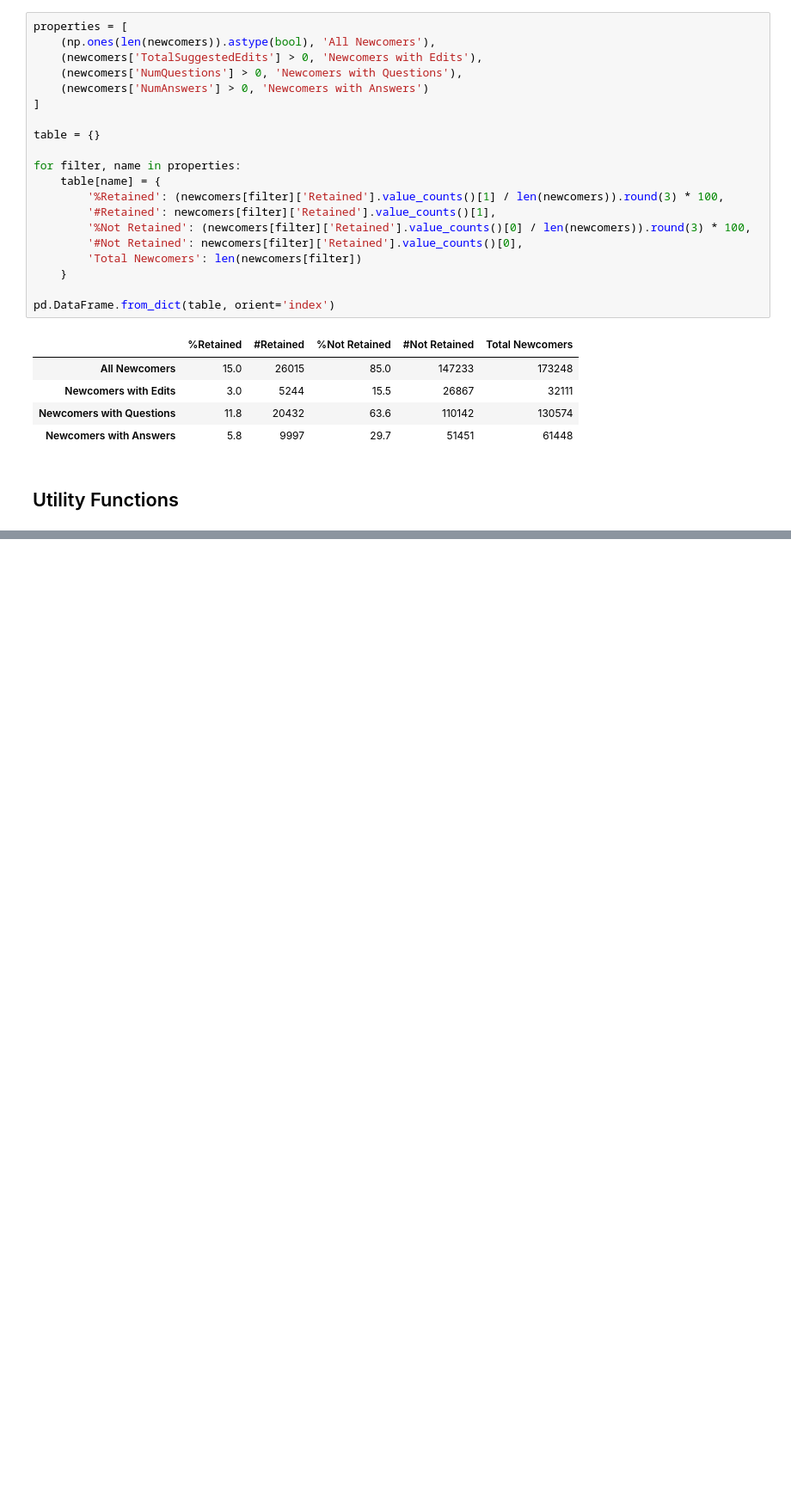
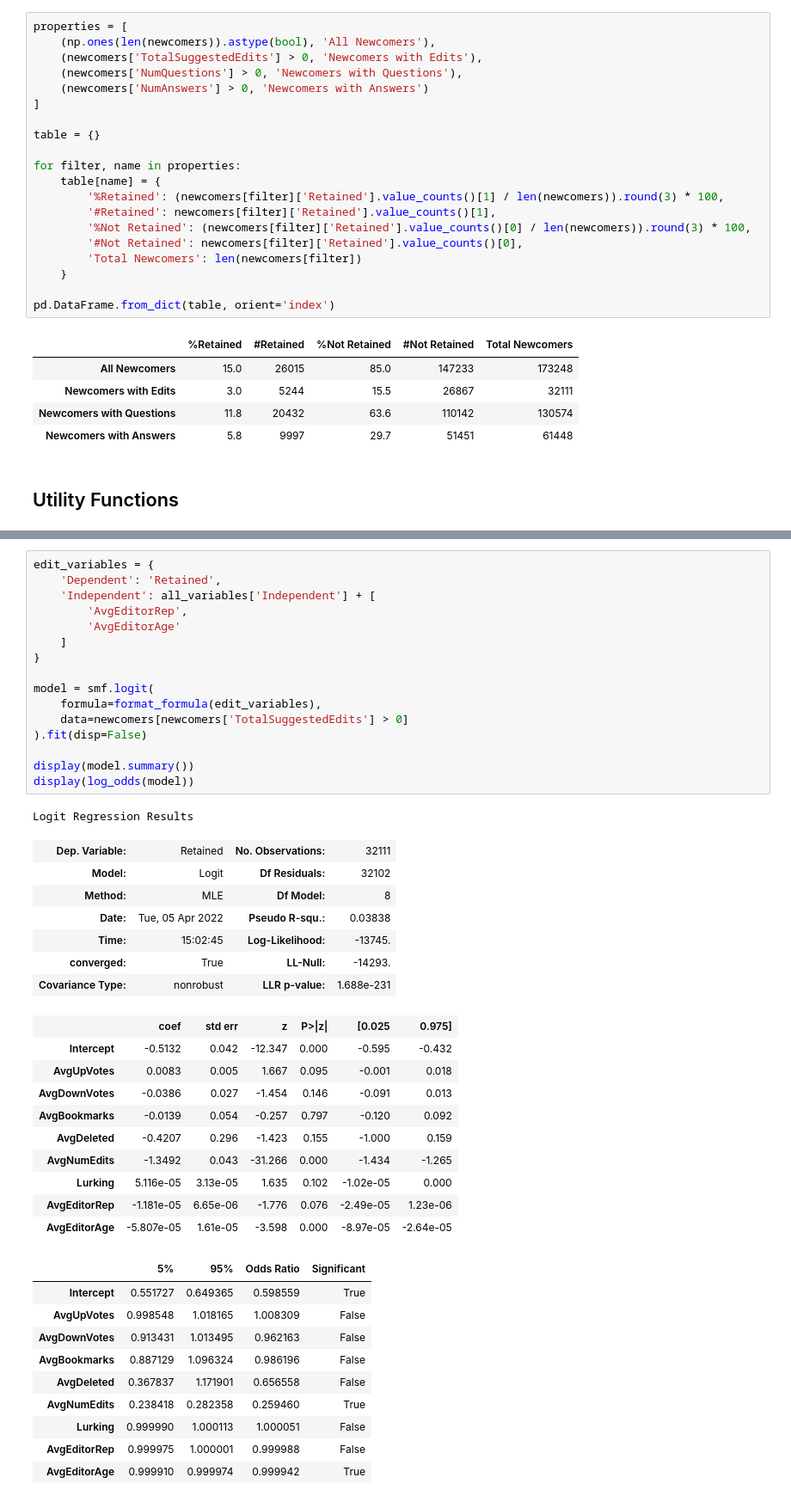
Before and after one commit to jackiec1998/cs565-final-project, a Jupyter notebook: newcomers.ipynb, the cells around one changed output, grey strips where cells are left out. Shown: that part at 86% size. Saved outputs shown, nothing was run; the diff lists cells and outputs as text; blank space fills up the shorter version.

```diff
--- a/newcomers.ipynb
+++ b/newcomers.ipynb
@@ -366,0 +275,45 @@ Logit Regression Results
+# %%
+edit_variables = {
+    'Dependent': 'Retained',
+    'Independent': all_variables['Independent'] + [
+        'AvgEditorRep',
+        'AvgEditorAge'
+    ]
+}
+
+model = smf.logit(
+    formula=format_formula(edit_variables),
+    data=newcomers[newcomers['TotalSuggestedEdits'] > 0]
+).fit(disp=False)
+
+display(model.summary())
+display(log_odds(model))
+# %% [output]
+Logit Regression Results
+| Dep. Variable: | Retained | No. Observations: | 32111 |
+| Model: | Logit | Df Residuals: | 32102 |
+| Method: | MLE | Df Model: | 8 |
+| Date: | Tue, 05 Apr 2022 | Pseudo R-squ.: | 0.03838 |
+| Time: | 15:02:45 | Log-Likelihood: | -13745. |
+| converged: | True | LL-Null: | -14293. |
+| Covariance Type: | nonrobust | LLR p-value: | 1.688e-231 |
+|  | coef | std err | z | P>|z| | [0.025 | 0.975] |
+| Intercept | -0.5132 | 0.042 | -12.347 | 0.000 | -0.595 | -0.432 |
+| AvgUpVotes | 0.0083 | 0.005 | 1.667 | 0.095 | -0.001 | 0.018 |
+| AvgDownVotes | -0.0386 | 0.027 | -1.454 | 0.146 | -0.091 | 0.013 |
+| AvgBookmarks | -0.0139 | 0.054 | -0.257 | 0.797 | -0.120 | 0.092 |
+| AvgDeleted | -0.4207 | 0.296 | -1.423 | 0.155 | -1.000 | 0.159 |
+| AvgNumEdits | -1.3492 | 0.043 | -31.266 | 0.000 | -1.434 | -1.265 |
+| Lurking | 5.116e-05 | 3.13e-05 | 1.635 | 0.102 | -1.02e-05 | 0.000 |
+| AvgEditorRep | -1.181e-05 | 6.65e-06 | -1.776 | 0.076 | -2.49e-05 | 1.23e-06 |
+| AvgEditorAge | -5.807e-05 | 1.61e-05 | -3.598 | 0.000 | -8.97e-05 | -2.64e-05 |
+|  | 5% | 95% | Odds Ratio | Significant |
+| Intercept | 0.551727 | 0.649365 | 0.598559 | True |
+| AvgUpVotes | 0.998548 | 1.018165 | 1.008309 | False |
+| AvgDownVotes | 0.913431 | 1.013495 | 0.962163 | False |
+| AvgBookmarks | 0.887129 | 1.096324 | 0.986196 | False |
+| AvgDeleted | 0.367837 | 1.171901 | 0.656558 | False |
+| AvgNumEdits | 0.238418 | 0.282358 | 0.259460 | True |
+| Lurking | 0.999990 | 1.000113 | 1.000051 | False |
+| AvgEditorRep | 0.999975 | 1.000001 | 0.999988 | False |
+| AvgEditorAge | 0.999910 | 0.999974 | 0.999942 | True |
```
Also changed, not shown: parts of 17 cells of this notebook, 7 other files.
